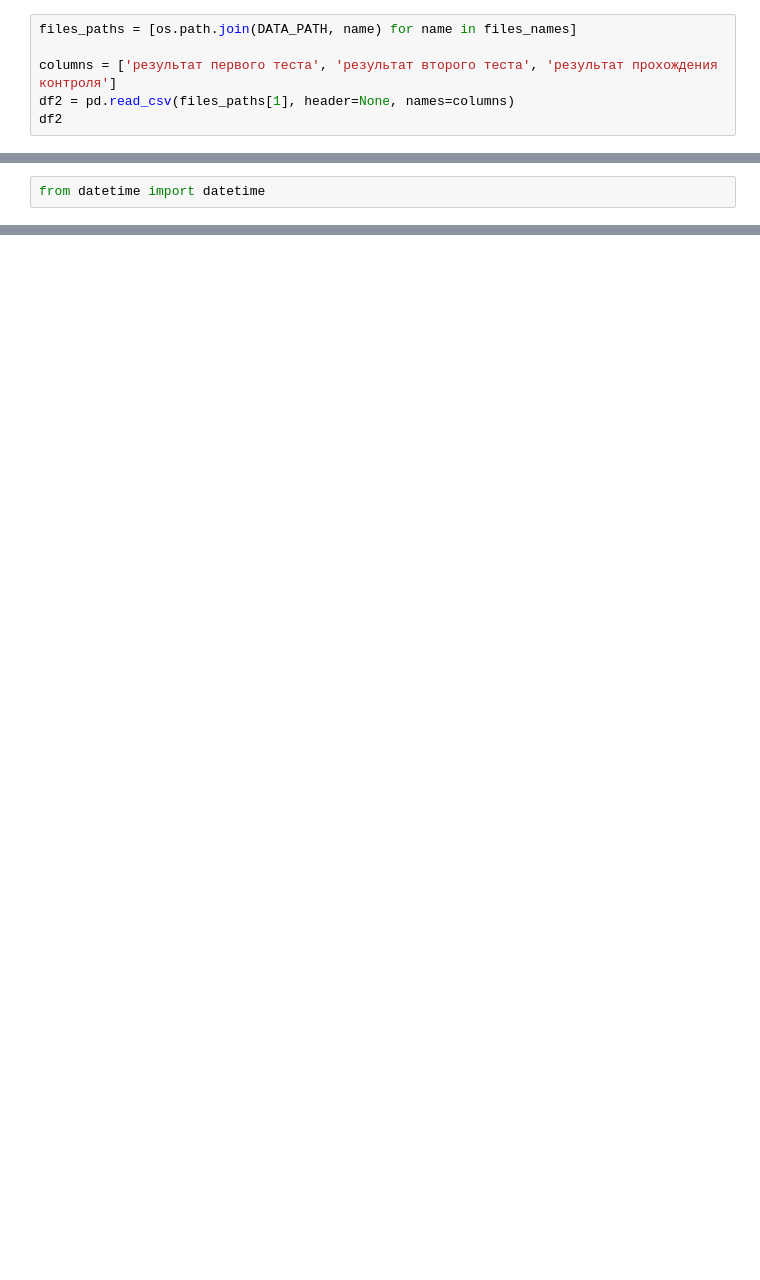
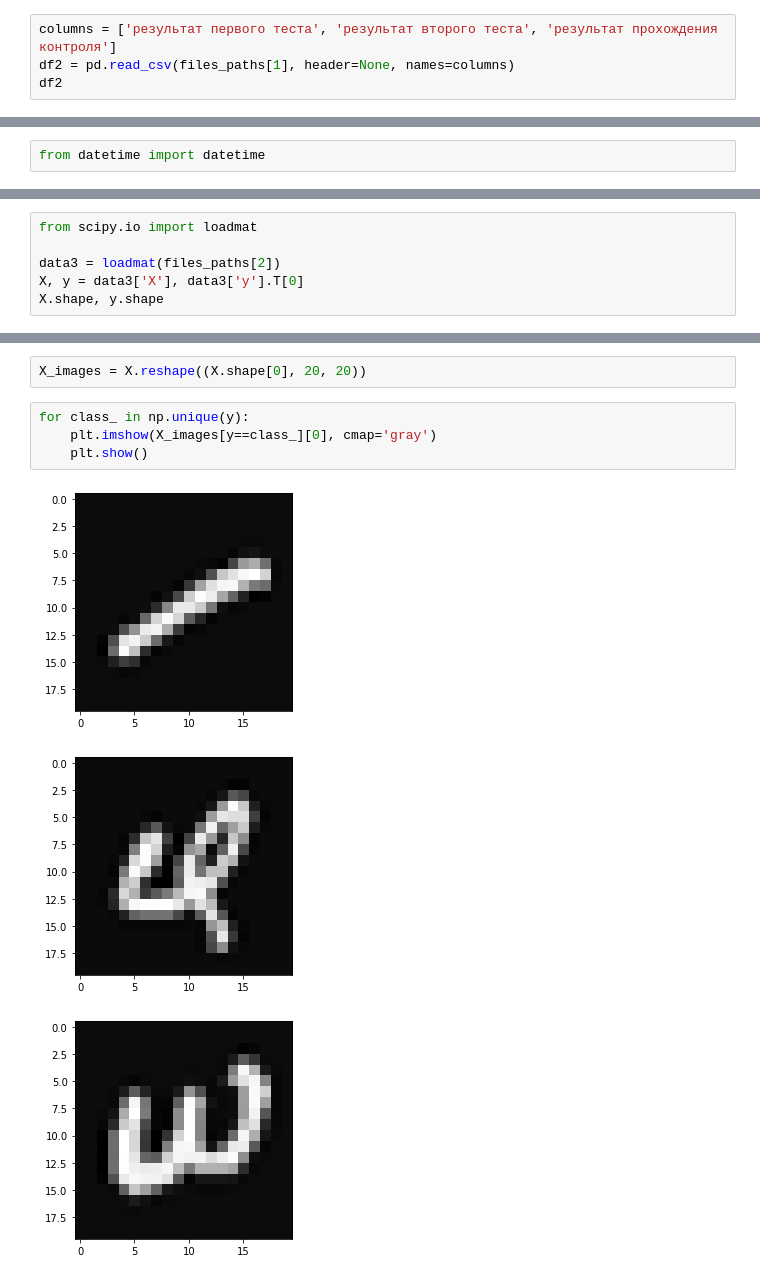
Before and after one commit to ByMyTry/MO_3sem, a Jupyter notebook: laba2/laba2.ipynb, the cells around one changed output, grey strips where cells are left out. Drawn from its saved outputs; the diff is of its cells as text; blank space fills up the shorter version.

```diff
--- a/laba2/laba2.ipynb
+++ b/laba2/laba2.ipynb
@@ -292,8 +292,6 @@ plt.show()
 # %% [markdown]
 7) Загрузите данные ex2data2.txt из текстового файла.
 # %%
-files_paths = [os.path.join(DATA_PATH, name) for name in files_names]
-
 сolumns = ['результат первого теста', 'результат второго теста', 'результат прохождения контроля']
 df2 = pd.read_csv(files_paths[1], header=None, names=сolumns)
 df2
@@ -492,0 +577,6 @@ print((datetime.now() - time1).total_seconds(), 'seconds'.upper())
+# %%
+from scipy.io import loadmat
+
+data3 = loadmat(files_paths[2])
+X, y = data3['X'], data3['y'].T[0]
+X.shape, y.shape
@@ -492,0 +587,10 @@ print((datetime.now() - time1).total_seconds(), 'seconds'.upper())
+# %%
+X_images = X.reshape((X.shape[0], 20, 20))
+# %%
+for class_ in np.unique(y):
+    plt.imshow(X_images[y==class_][0], cmap='gray')
+    plt.show()
+# %% [output]
+[figure, added]
+[figure, added]
+[figure, added]
```
Also changed, not shown: parts of 22 cells of this notebook.
